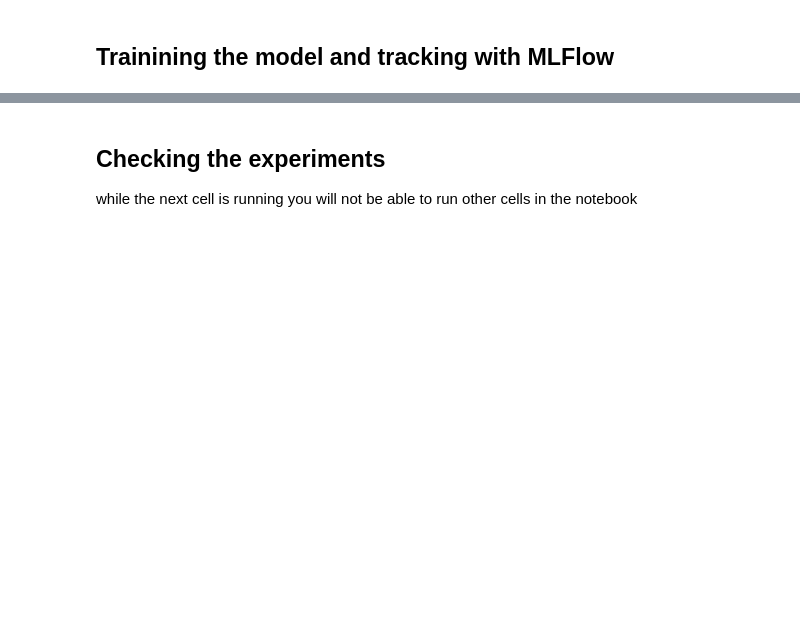
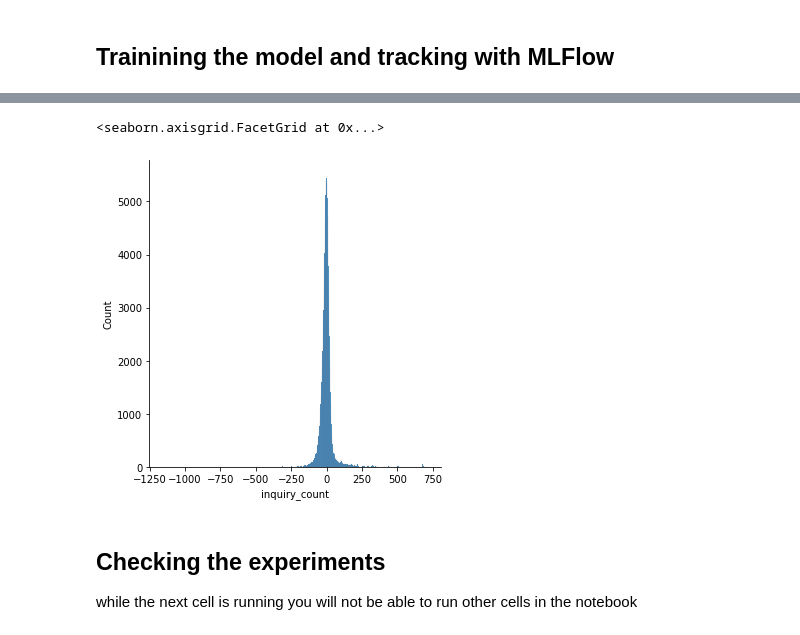
Before and after one commit to neue-fische-traum/traum-preis, a Jupyter notebook: notebooks/model_residuals_and_crossvalidation.ipynb, the cells around one changed output, grey strips where cells are left out. Saved outputs shown, nothing was run; the diff lists cells and outputs as text; code cells hidden in the pictures; blank space fills up the shorter version.

```diff
--- a/notebooks/model_residuals_and_crossvalidation.ipynb
+++ b/notebooks/model_residuals_and_crossvalidation.ipynb
@@ -139,3 +297,8 @@ print(cross_val_score(reg, X, Y, cv=10, scoring='r2').mean())
+# %%
+sns.displot(y_residual)
+# %% [output]
+<seaborn.axisgrid.FacetGrid at 0x...>
+[figure, added]
 # %%
 params = {
       "train_test_split": 30,
```
Also changed, not shown: parts of 31 cells of this notebook.
